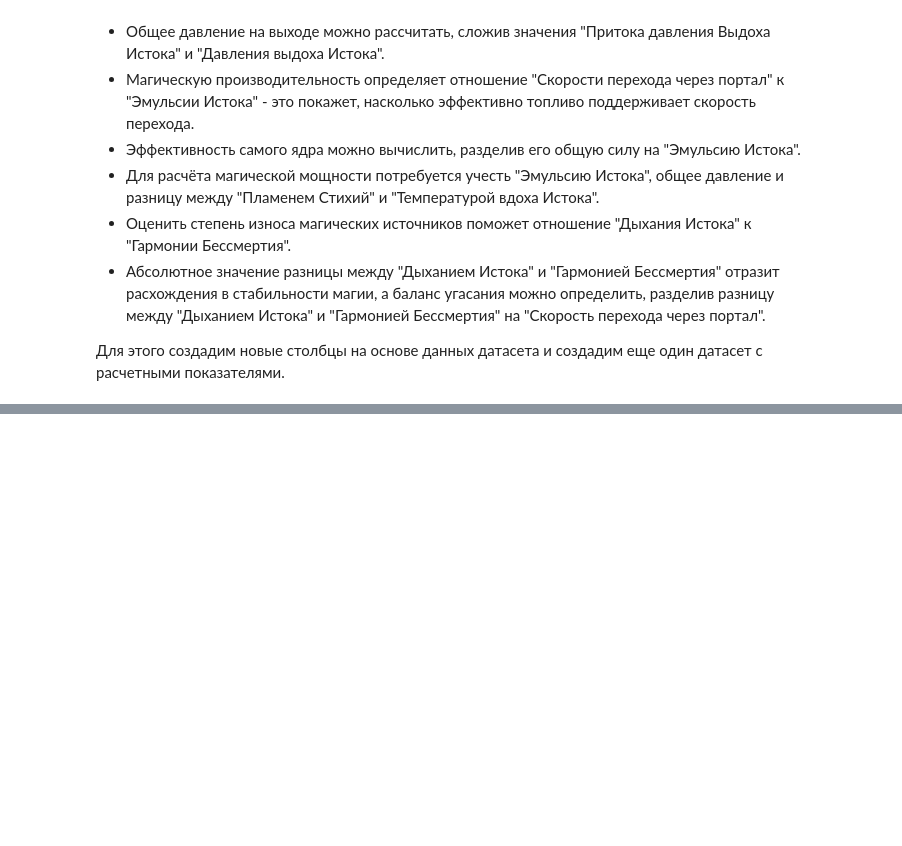
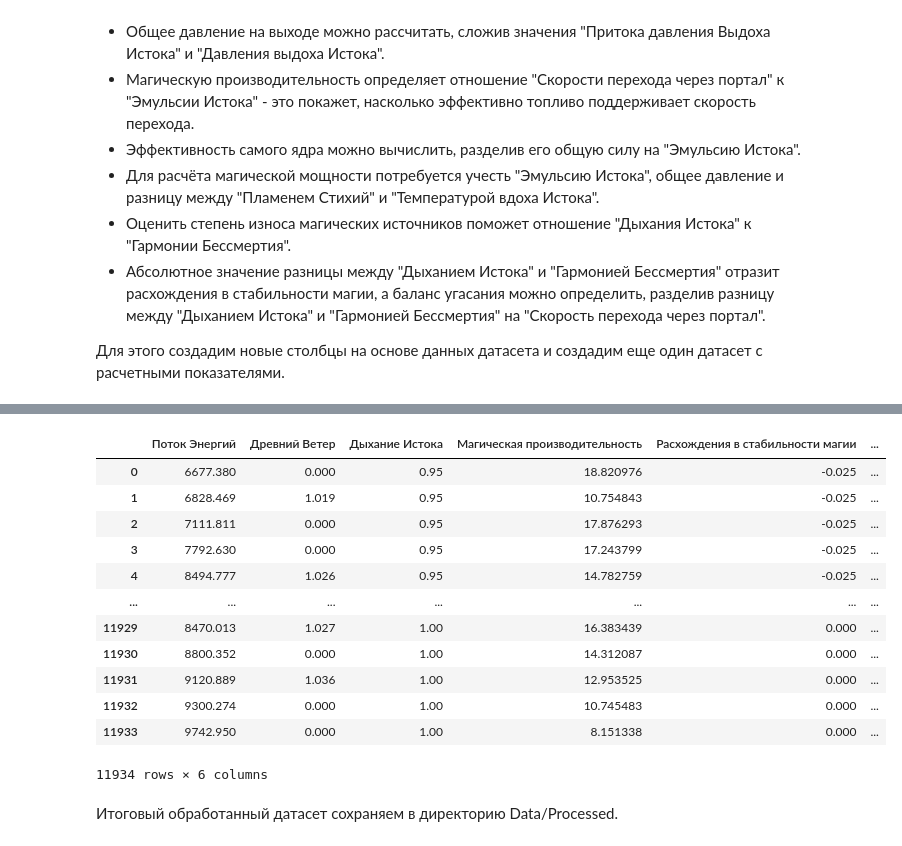
Before and after one commit to Theocroft/GPN-Intelligence-Cup-2024, a Jupyter notebook: Data Preprocessing.ipynb, the cells around one changed output, grey strips where cells are left out. Saved outputs shown, nothing was run; the diff lists cells and outputs as text; code cells hidden in the pictures; blank space fills up the shorter version.

```diff
--- a/Data Preprocessing.ipynb
+++ b/Data Preprocessing.ipynb
@@ -511,0 +473,25 @@ df
+# %%
+df_final = df[[
+'Поток Энергий',
+'Древний Ветер',
+'Дыхание Истока',
+'Магическая производительность',
+'Расхождения в стабильности магии',
+'Гармония Бессмертия'
+]]
+# %%
+df_final
+# %% [output]
+|  | Поток Энергий | Древний Ветер | Дыхание Истока | Магическая производительность | Расхождения в стабильности магии | ... |
+| 0 | 6677.380 | 0.000 | 0.95 | 18.820976 | -0.025 | ... |
+| 1 | 6828.469 | 1.019 | 0.95 | 10.754843 | -0.025 | ... |
+| 2 | 7111.811 | 0.000 | 0.95 | 17.876293 | -0.025 | ... |
+| 3 | 7792.630 | 0.000 | 0.95 | 17.243799 | -0.025 | ... |
+| 4 | 8494.777 | 1.026 | 0.95 | 14.782759 | -0.025 | ... |
+| ... | ... | ... | ... | ... | ... | ... |
+| 11929 | 8470.013 | 1.027 | 1.00 | 16.383439 | 0.000 | ... |
+| 11930 | 8800.352 | 0.000 | 1.00 | 14.312087 | 0.000 | ... |
+| 11931 | 9120.889 | 1.036 | 1.00 | 12.953525 | 0.000 | ... |
+| 11932 | 9300.274 | 0.000 | 1.00 | 10.745483 | 0.000 | ... |
+| 11933 | 9742.950 | 0.000 | 1.00 | 8.151338 | 0.000 | ... |
+11934 rows × 6 columns
@@ -511,0 +500,2 @@ df
+# %% [markdown]
+Итоговый обработанный датасет сохраняем в директорию Data/Processed.
```
Also changed, not shown: parts of 26 cells of this notebook, 1 other file.
